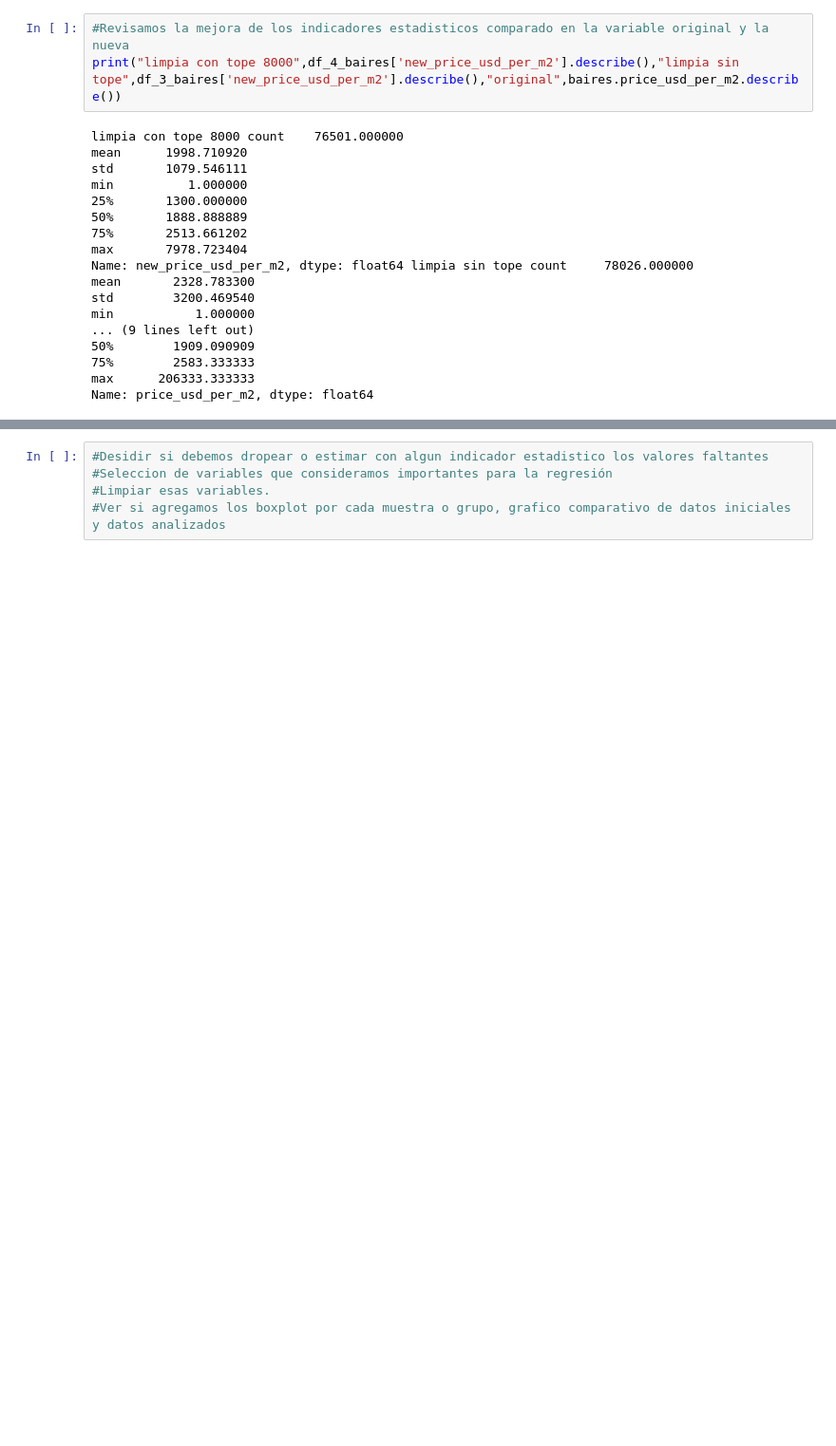
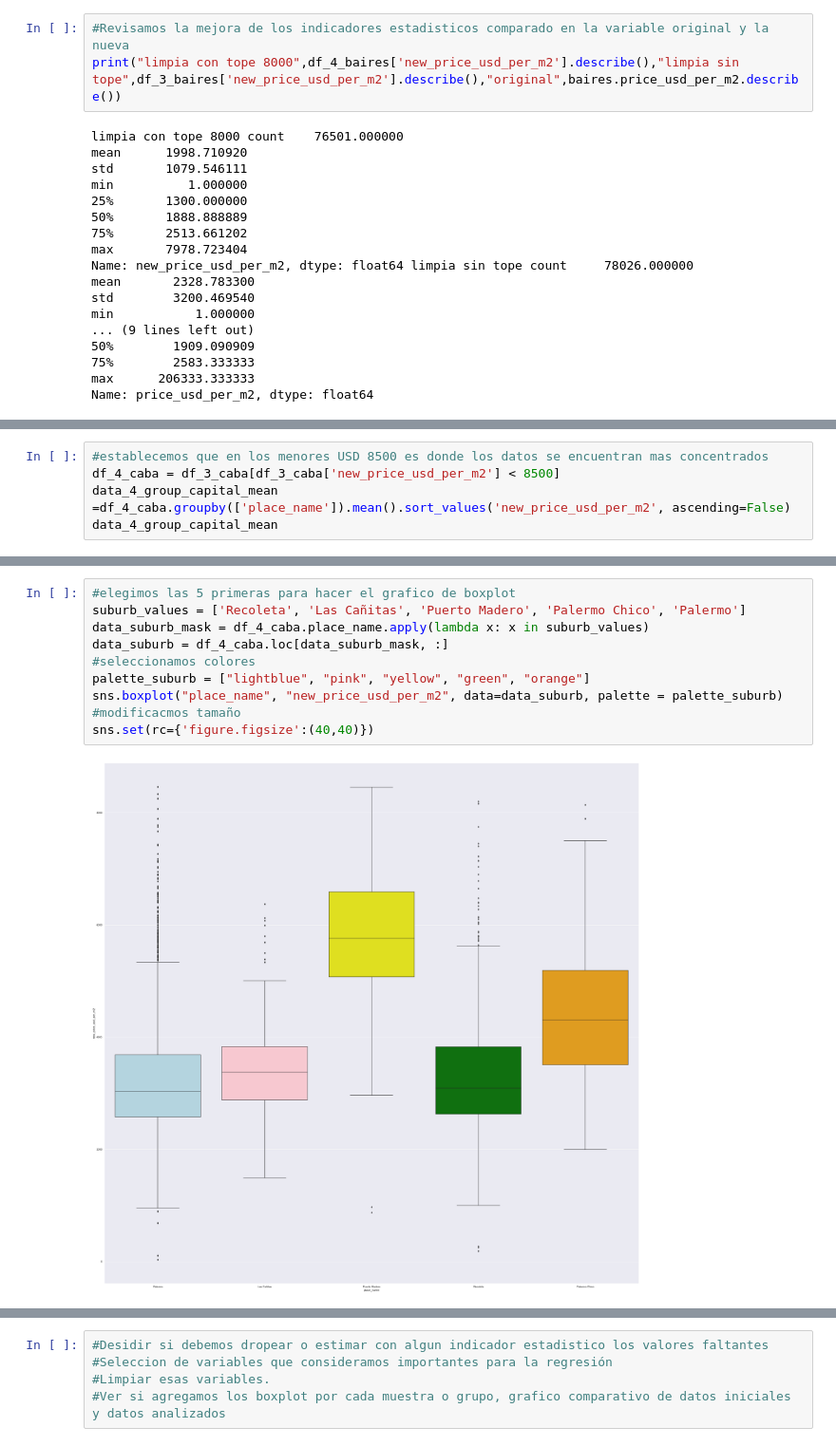
Before and after one commit to giustipatricio/grupo4-1120_ed_13, a Jupyter notebook: Nuevo_notebook.ipynb, the cells around one changed output, grey strips where cells are left out. Shown at 95% size. Drawn from its saved outputs; the diff is of its cells as text; blank space fills up the shorter version.

```diff
--- a/Nuevo_notebook.ipynb
+++ b/Nuevo_notebook.ipynb
@@ -805,0 +871,5 @@ Es concluyente que el establecimiento de de valores maximos mejora los indicador
+# %%
+#establecemos que en los menores USD 8500 es donde los datos se encuentran mas concentrados
+df_4_caba = df_3_caba[df_3_caba['new_price_usd_per_m2'] < 8500]
+data_4_group_capital_mean =df_4_caba.groupby(['place_name']).mean().sort_values('new_price_usd_per_m2', ascending=False)
+data_4_group_capital_mean
@@ -805,0 +891,12 @@ Es concluyente que el establecimiento de de valores maximos mejora los indicador
+# %%
+#elegimos las 5 primeras para hacer el grafico de boxplot
+suburb_values = ['Recoleta', 'Las Cañitas', 'Puerto Madero', 'Palermo Chico', 'Palermo']
+data_suburb_mask = df_4_caba.place_name.apply(lambda x: x in suburb_values)
+data_suburb = df_4_caba.loc[data_suburb_mask, :]
+#seleccionamos colores
+palette_suburb = ["lightblue", "pink", "yellow", "green", "orange"]
+sns.boxplot("place_name", "new_price_usd_per_m2", data=data_suburb, palette = palette_suburb)
+#modificacmos tamaño
+sns.set(rc={'figure.figsize':(40,40)})
+# %% [output]
+[figure, added]
```
Also changed, not shown: parts of 15 cells of this notebook.
